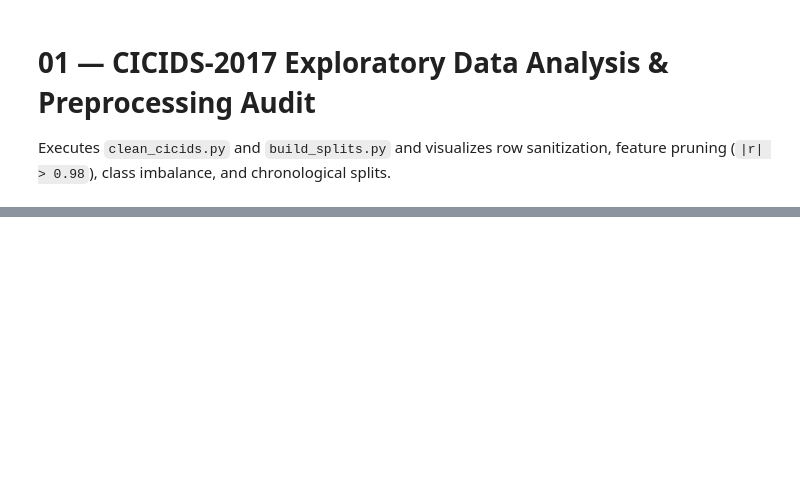
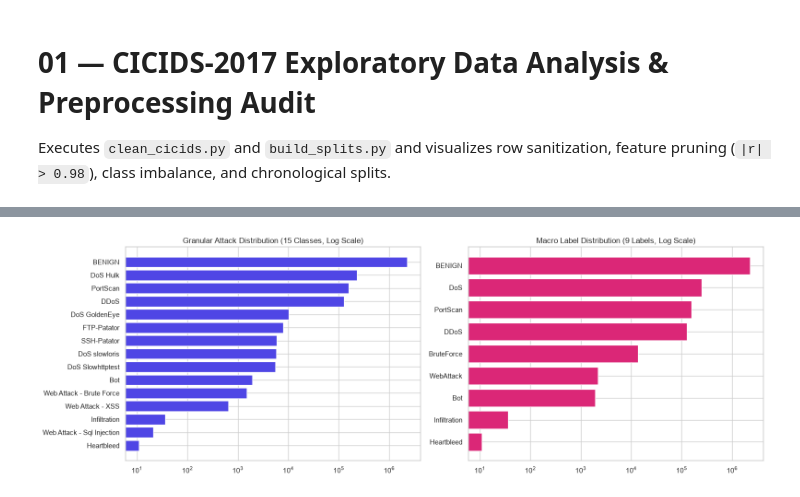
Before and after one commit to guptaksht10/ea-idrs, a Jupyter notebook: ml-service/notebooks/01_eda_and_preprocessing.ipynb, the cells around one changed output, grey strips where cells are left out. Drawn from its saved outputs; the diff is of its cells as text; code cells hidden in the pictures; blank space fills up the shorter version.

```diff
--- a/ml-service/notebooks/01_eda_and_preprocessing.ipynb
+++ b/ml-service/notebooks/01_eda_and_preprocessing.ipynb
@@ -67,16 +73,19 @@ plt.show()
 # %%
 fig, axes = plt.subplots(1, 2, figsize=(16, 5.5))
 gran = pd.Series(audit["granular_class_counts"]).sort_values(ascending=True)
 axes[0].barh(gran.index, gran.values, color="#4f46e5")
 axes[0].set_xscale("log")
 axes[0].set_title("Granular Attack Distribution (15 Classes, Log Scale)")
 
 macro = pd.Series(audit["macro_class_counts"]).sort_values(ascending=True)
 axes[1].barh(macro.index, macro.values, color="#db2777")
 axes[1].set_xscale("log")
-axes[1].set_title("Macro Attack Distribution (8 Classes, Log Scale)")
+axes[1].set_title(f"Macro Label Distribution ({len(macro)} Labels, Log Scale)")
+# build_splits drops labels with < 50 flows (Infiltration, Heartbleed), so the model uses the rest.
 plt.tight_layout()
 plt.show()
+# %% [output]
+[figure, added]
 # %%
 feature_cols = split_meta["feature_cols"]
 corr = df[feature_cols].sample(n=50_000, random_state=settings.RANDOM_SEED).corr()
```
Also changed, not shown: parts of 4 cells of this notebook, 2 other files.
